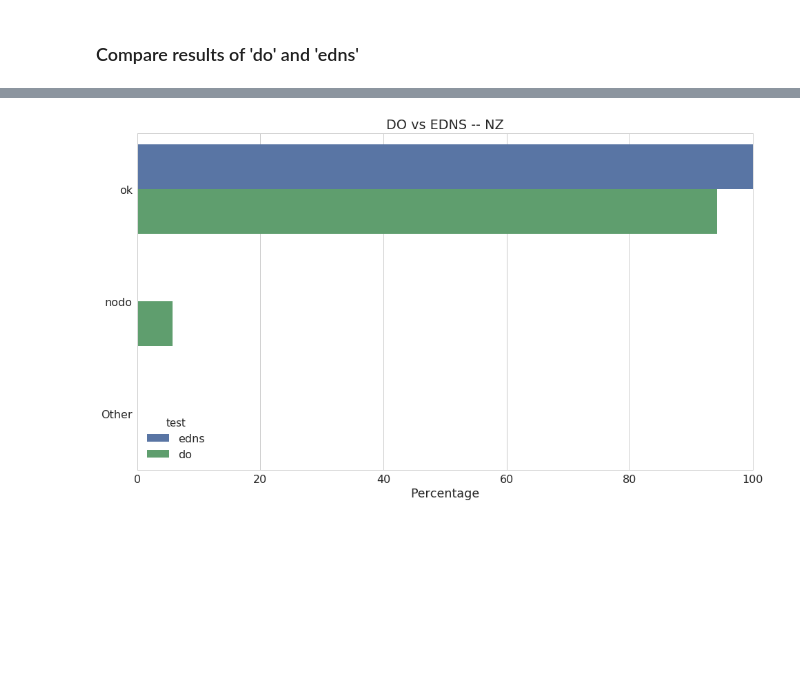
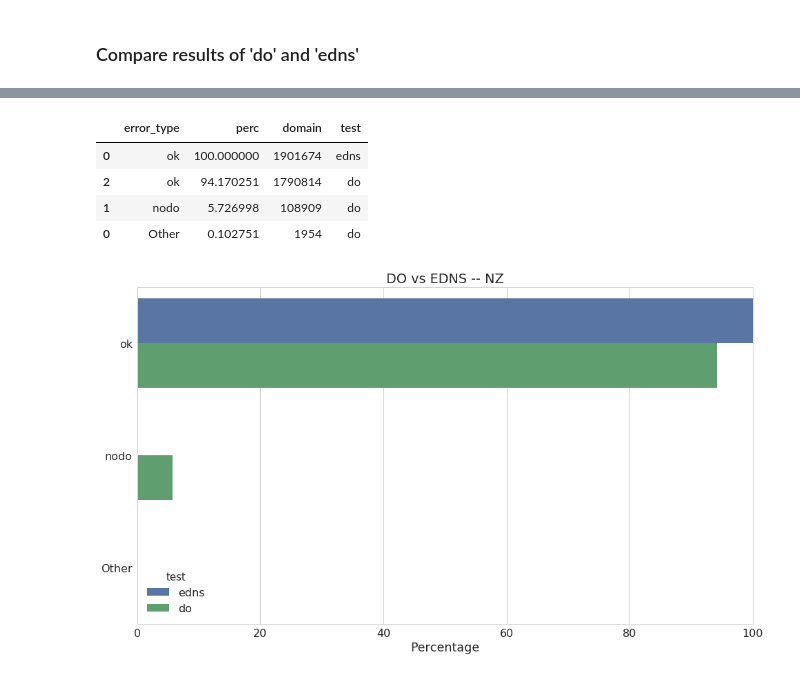
Before and after one commit to InternetNZ/edns-compliance-parser, a Jupyter notebook: analysis/Analyze EDNS compliance results.ipynb, the cells around one changed output, grey strips where cells are left out. Cells and saved outputs as stored; diff of their text form; code cells hidden in the pictures; blank space fills up the shorter version.

```diff
--- a/analysis/Analyze EDNS compliance results.ipynb
+++ b/analysis/Analyze EDNS compliance results.ipynb
@@ -268,3 +321,11 @@ s_do_edns = multiple_field_summary(data=d[(d['dns']=='ok') & (d['edns']=='ok')],
+# %%
+s_do_edns
+# %% [output]
+|  | error_type | perc | domain | test |
+| 0 | ok | 100.000000 | 1901674 | edns |
+| 2 | ok | 94.170251 | 1790814 | do |
+| 1 | nodo | 5.726998 | 108909 | do |
+| 0 | Other | 0.102751 | 1954 | do |
 # %%
 plot_comparison(data=s_do_edns, title='DO vs EDNS -- %s', file_prefix='%s-DO-EDNS', zone=ZONE)
 # %% [output]
```
Also changed, not shown: parts of 22 cells of this notebook.
